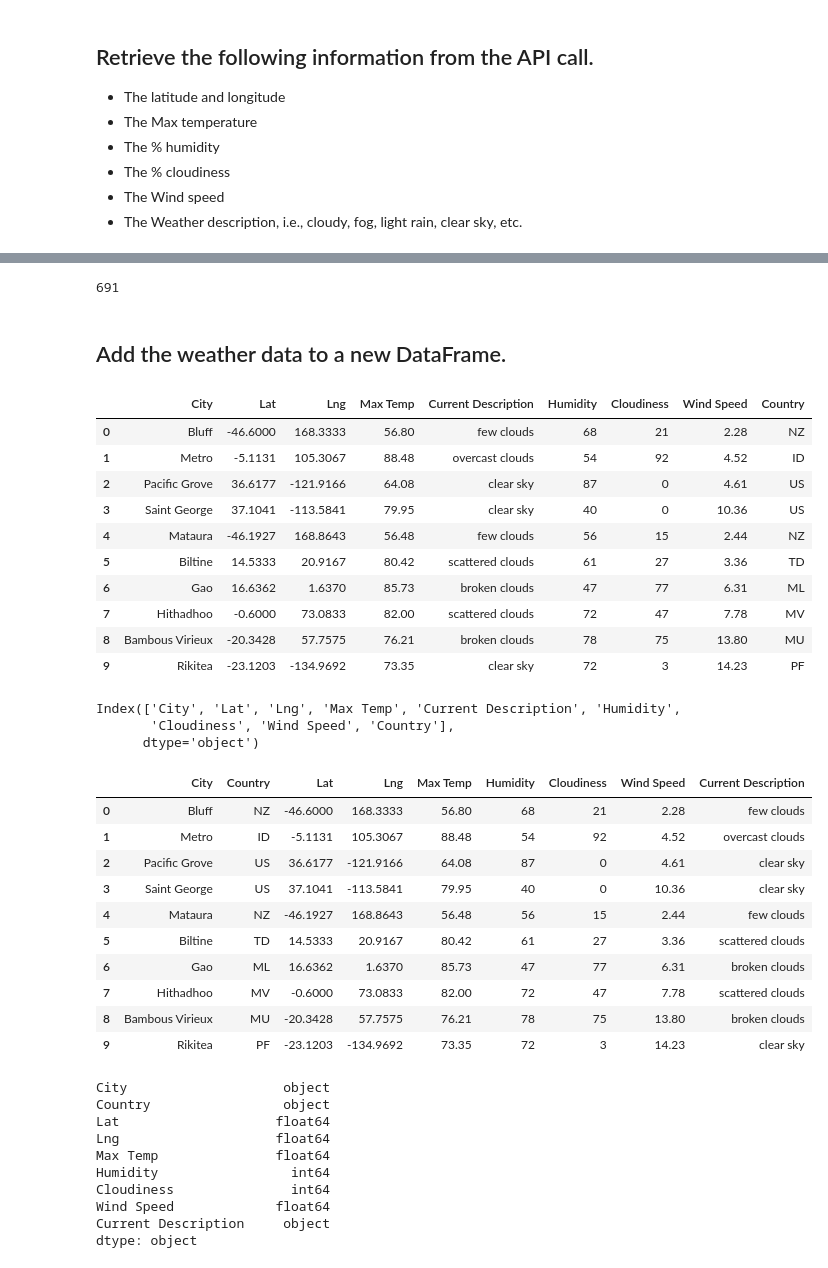
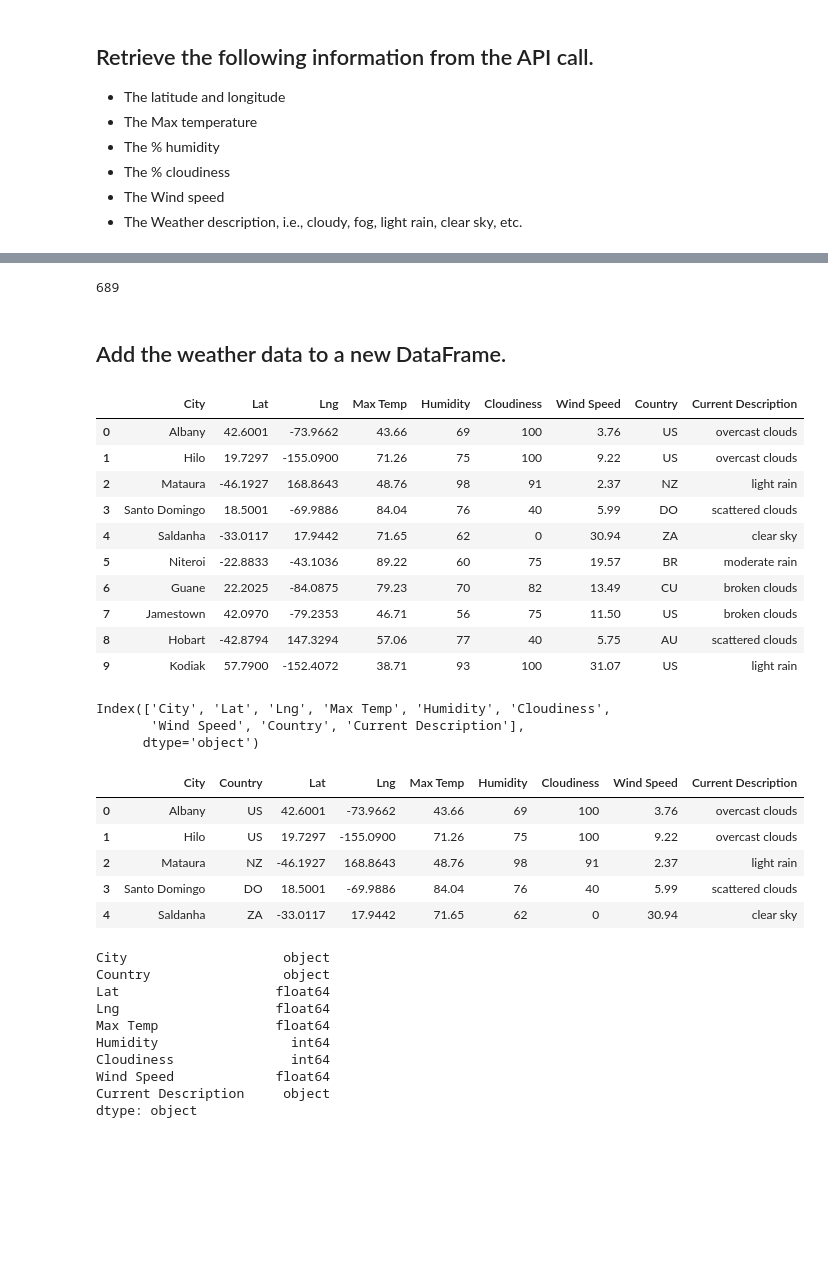
Before and after one commit to teresa-le/WeatherPy, a Jupyter notebook: Weather Database/Weather_Database.ipynb, the cells around one changed output, grey strips where cells are left out. Cells and saved outputs as stored; diff of their text form; code cells hidden in the pictures; blank space fills up the shorter version.

Commit message:
Retrieved info from API call & exported data

```diff
--- a/Weather Database/Weather_Database.ipynb
+++ b/Weather Database/Weather_Database.ipynb
@@ -125,10 +125,25 @@ for i, city in enumerate(cities):
     try:
         city_weather = requests.get(city_url).json()
         # Parse out the latitude, longitude, max temp, humidity, cloudiness, wind, country, and weather description
-        # YOUR CODE HERE
+        lat = city_weather["coord"]["lat"]
+        lng = city_weather["coord"]["lon"]
+        max_temp = city_weather["main"]["temp_max"]
+        humidity = city_weather["main"]["humidity"]
+        clouds = city_weather["clouds"]["all"]
+        wind = city_weather["wind"]["speed"]
+        country = city_weather["sys"]["country"]
+        weather_description = city_weather["weather"][0]["description"]
 
         # Append the city information into the city_data list
-        # YOUR CODE HERE
+        city_data.append({"City": city.title(),
+                          "Lat": lat,
+                          "Lng": lng,
+                          "Max Temp": max_temp,
+                          "Humidity": humidity,
+                          "Cloudiness": clouds,
+                          "Wind Speed": wind,
+                          "Country": country,
+                          "Current Description": weather_description})
 
     # If an error is experienced, skip the city
     except:
@@ -161,55 +176,50 @@ Data Retrieval Complete
 # Print the length of the city_data list to verify how many cities you have
 len(city_data)
 # %% [output]
-691
+689
 # %% [markdown]
 ## Add the weather data to a new DataFrame.
 # %%
 # Use the city_data list to create a new pandas DataFrame.
-city_data_df = # YOUR CODE HERE
+city_data_df = pd.DataFrame(city_data)
 # %%
 # Display sample data
 city_data_df.head(10)
 # %% [output]
-|  | City | Lat | Lng | Max Temp | Current Description | Humidity | Cloudiness | Wind Speed | Country |
-| 0 | Bluff | -46.6000 | 168.3333 | 56.80 | few clouds | 68 | 21 | 2.28 | NZ |
-| 1 | Metro | -5.1131 | 105.3067 | 88.48 | overcast clouds | 54 | 92 | 4.52 | ID |
-| 2 | Pacific Grove | 36.6177 | -121.9166 | 64.08 | clear sky | 87 | 0 | 4.61 | US |
-| 3 | Saint George | 37.1041 | -113.5841 | 79.95 | clear sky | 40 | 0 | 10.36 | US |
-| 4 | Mataura | -46.1927 | 168.8643 | 56.48 | few clouds | 56 | 15 | 2.44 | NZ |
-| 5 | Biltine | 14.5333 | 20.9167 | 80.42 | scattered clouds | 61 | 27 | 3.36 | TD |
-| 6 | Gao | 16.6362 | 1.6370 | 85.73 | broken clouds | 47 | 77 | 6.31 | ML |
-| 7 | Hithadhoo | -0.6000 | 73.0833 | 82.00 | scattered clouds | 72 | 47 | 7.78 | MV |
-| 8 | Bambous Virieux | -20.3428 | 57.7575 | 76.21 | broken clouds | 78 | 75 | 13.80 | MU |
-| 9 | Rikitea | -23.1203 | -134.9692 | 73.35 | clear sky | 72 | 3 | 14.23 | PF |
+|  | City | Lat | Lng | Max Temp | Humidity | Cloudiness | Wind Speed | Country | Current Description |
+| 0 | Albany | 42.6001 | -73.9662 | 43.66 | 69 | 100 | 3.76 | US | overcast clouds |
+| 1 | Hilo | 19.7297 | -155.0900 | 71.26 | 75 | 100 | 9.22 | US | overcast clouds |
+| 2 | Mataura | -46.1927 | 168.8643 | 48.76 | 98 | 91 | 2.37 | NZ | light rain |
+| 3 | Santo Domingo | 18.5001 | -69.9886 | 84.04 | 76 | 40 | 5.99 | DO | scattered clouds |
+| 4 | Saldanha | -33.0117 | 17.9442 | 71.65 | 62 | 0 | 30.94 | ZA | clear sky |
+| 5 | Niteroi | -22.8833 | -43.1036 | 89.22 | 60 | 75 | 19.57 | BR | moderate rain |
+| 6 | Guane | 22.2025 | -84.0875 | 79.23 | 70 | 82 | 13.49 | CU | broken clouds |
+| 7 | Jamestown | 42.0970 | -79.2353 | 46.71 | 56 | 75 | 11.50 | US | broken clouds |
+| 8 | Hobart | -42.8794 | 147.3294 | 57.06 | 77 | 40 | 5.75 | AU | scattered clouds |
+| 9 | Kodiak | 57.7900 | -152.4072 | 38.71 | 93 | 100 | 31.07 | US | light rain |
 # %%
 # Display the DataFrame's column names using the columns Pandas function
 city_data_df.columns
 # %% [output]
-Index(['City', 'Lat', 'Lng', 'Max Temp', 'Current Description', 'Humidity',
-       'Cloudiness', 'Wind Speed', 'Country'],
+Index(['City', 'Lat', 'Lng', 'Max Temp', 'Humidity', 'Cloudiness',
+       'Wind Speed', 'Country', 'Current Description'],
       dtype='object')
 # %%
 # Create a list to reorder the column names as follows:
 # "City", "Country", "Lat", "Lng", "Max Temp", "Humidity",  "Cloudiness", "Wind Speed",  "Current Description"
-# YOUR CODE HERE
+new_column_order_list = ["City", "Country", "Lat", "Lng", "Max Temp", "Humidity", "Cloudiness", "Wind Speed", "Current Description"]
 
 # Recreate the DataFrame by using the new column order
-# YOUR CODE HERE
+reordered_city_df = city_data_df[new_column_order_list]
 
 # Display sample data
-# YOUR CODE HERE
+reordered_city_df.head()
 # %% [output]
 |  | City | Country | Lat | Lng | Max Temp | Humidity | Cloudiness | Wind Speed | Current Description |
-| 0 | Bluff | NZ | -46.6000 | 168.3333 | 56.80 | 68 | 21 | 2.28 | few clouds |
-| 1 | Metro | ID | -5.1131 | 105.3067 | 88.48 | 54 | 92 | 4.52 | overcast clouds |
-| 2 | Pacific Grove | US | 36.6177 | -121.9166 | 64.08 | 87 | 0 | 4.61 | clear sky |
-| 3 | Saint George | US | 37.1041 | -113.5841 | 79.95 | 40 | 0 | 10.36 | clear sky |
-| 4 | Mataura | NZ | -46.1927 | 168.8643 | 56.48 | 56 | 15 | 2.44 | few clouds |
-| 5 | Biltine | TD | 14.5333 | 20.9167 | 80.42 | 61 | 27 | 3.36 | scattered clouds |
-| 6 | Gao | ML | 16.6362 | 1.6370 | 85.73 | 47 | 77 | 6.31 | broken clouds |
-| 7 | Hithadhoo | MV | -0.6000 | 73.0833 | 82.00 | 72 | 47 | 7.78 | scattered clouds |
-| 8 | Bambous Virieux | MU | -20.3428 | 57.7575 | 76.21 | 78 | 75 | 13.80 | broken clouds |
-| 9 | Rikitea | PF | -23.1203 | -134.9692 | 73.35 | 72 | 3 | 14.23 | clear sky |
+| 0 | Albany | US | 42.6001 | -73.9662 | 43.66 | 69 | 100 | 3.76 | overcast clouds |
+| 1 | Hilo | US | 19.7297 | -155.0900 | 71.26 | 75 | 100 | 9.22 | overcast clouds |
+| 2 | Mataura | NZ | -46.1927 | 168.8643 | 48.76 | 98 | 91 | 2.37 | light rain |
+| 3 | Santo Domingo | DO | 18.5001 | -69.9886 | 84.04 | 76 | 40 | 5.99 | scattered clouds |
+| 4 | Saldanha | ZA | -33.0117 | 17.9442 | 71.65 | 62 | 0 | 30.94 | clear sky |
 # %%
 # Display the data types of each column by using the dtypes Pandas function
```
Also changed, not shown: parts of 4 cells of this notebook, 1 other file.
